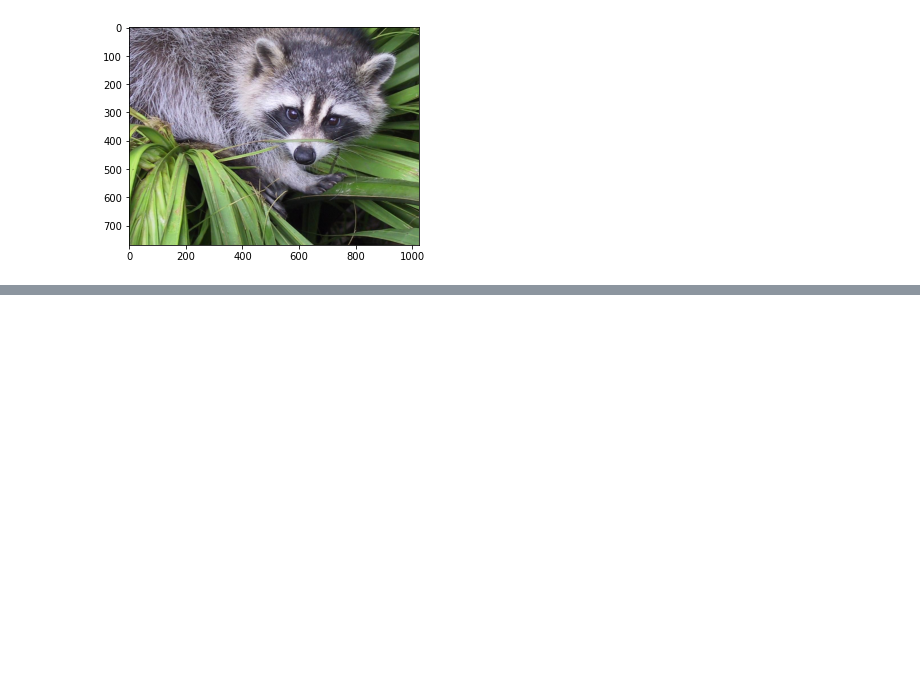
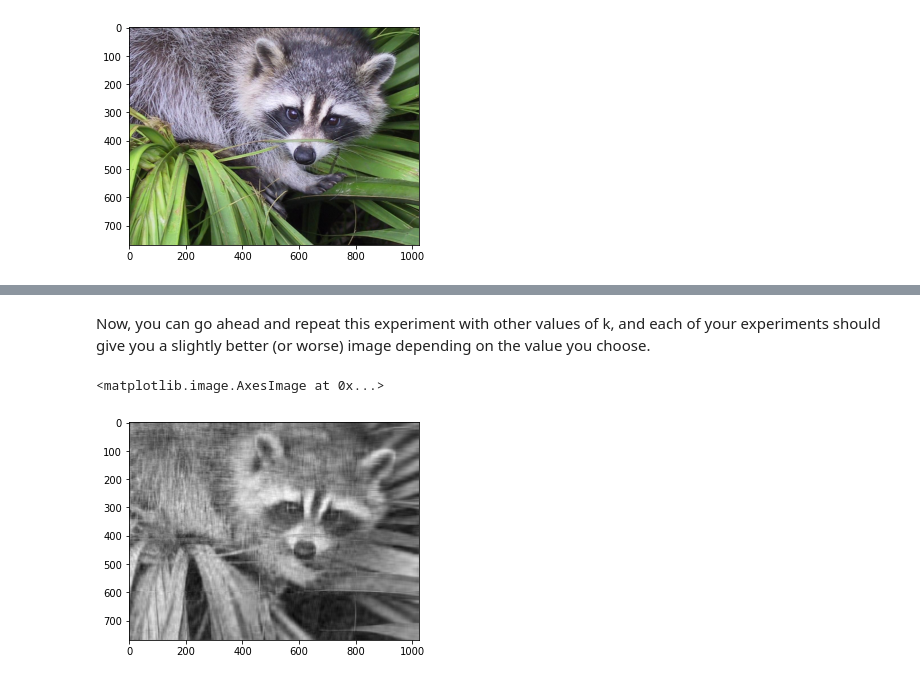
Before and after one commit to olibou145/training, a Jupyter notebook: training_linear_algebra.ipynb, the cells around one changed output, grey strips where cells are left out. Cells and saved outputs as stored; diff of their text form; code cells hidden in the pictures; blank space fills up the shorter version.

```diff
--- a/training_linear_algebra.ipynb
+++ b/training_linear_algebra.ipynb
@@ -42,0 +224,9 @@ plt.imshow(img)
+# %% [markdown]
+Now, you can go ahead and repeat this experiment with other values of k, and each of your experiments should give you a slightly better (or worse) image depending on the value you choose.
+# %%
+k=25
+approx = U @ Sigma[:, :k] @ Vt[:k, :]
+plt.imshow(approx,cmap="gray")
+# %% [output]
+<matplotlib.image.AxesImage at 0x...>
+[figure, added]
```
Also changed, not shown: parts of 81 cells of this notebook.
